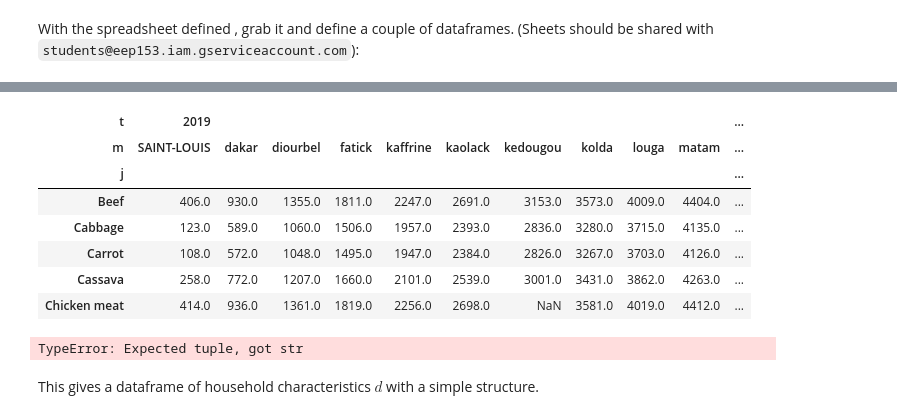
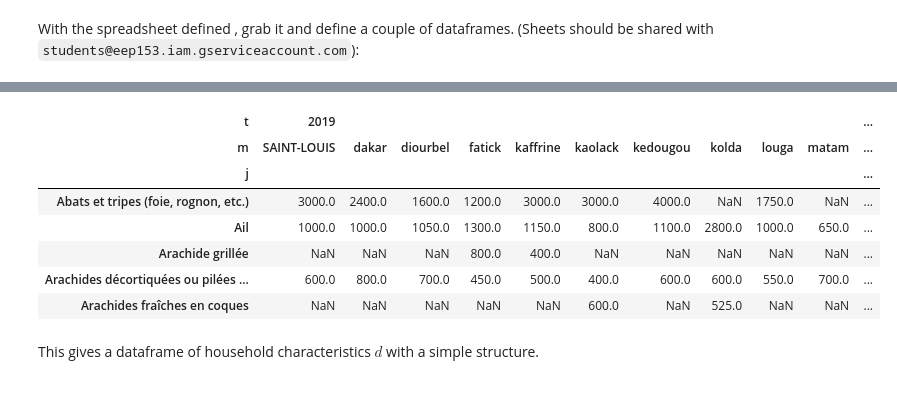
Before and after one commit to reilyfairchild/EEP153-Project-3, a Jupyter notebook: estimation_example.ipynb, the cells around one changed output, grey strips where cells are left out. Drawn from its saved outputs; the diff is of its cells as text; code cells hidden in the pictures.

```diff
--- a/estimation_example.ipynb
+++ b/estimation_example.ipynb
@@ -87,8 +87,8 @@ import numpy as np
 from eep153_tools.sheets import read_sheets
 
 # Change 'Uganda_Data' to key of your own sheet in Sheets, above
-#x = read_sheets(Senegal_Data,sheet='Food Expenditures (2019)')
-x = pd.read_csv('Food_Expenditures_T(2019).csv')
+x = read_sheets(Senegal_Data,sheet='Food Expenditures (2019)')
+#x = pd.read_csv('Food_Expenditures_T(2019).csv')
 x = x.set_index(['i','t','m','j']).squeeze()
 x
 
@@ -112,45 +111,34 @@ x
 # %%
 # Now prices
-#p = read_sheets(Senegal_Data,sheet='Food Prices (2019)').set_index(['t','m','j','u'])
-p = pd.read_csv('Food_Prices_T(2019).csv').set_index(['t','m','j','u'])
+p = read_sheets(Senegal_Data,sheet='Food Prices (2019)').set_index(['t','m','j','u'])
+#p = pd.read_csv('Food_Prices_T(2019).csv').set_index(['t','m','j','u'])
 
 # Compute medians of prices for particular time, place and unit
 p = p.groupby(['t','m','j','u']).median()
 
 # Just keep metric units
 p = p.xs('Kg',level="u").squeeze().unstack('j')
-p.columns = p.columns.get_level_values('j')
-p.columns.name = 'j'
+#p.columns = p.columns.get_level_values('j')
+#p.columns.name = 'j'
 
 # Drop prices for goods we don't have expenditures for
 #p = p[x.index.levels[-1]].T
 valid_foods = x.index.get_level_values('j').unique()
 
 # Filter the price dataset to only include valid foods
 p = p.loc[:, p.columns.isin(valid_foods)]
 p = p.T
 
 p.head()
 # %% [output]
 | t | 2019 |  |  |  |  |  |  |  |  |  | ... |
 | m | SAINT-LOUIS | dakar | diourbel | fatick | kaffrine | kaolack | kedougou | kolda | louga | matam | ... |
 | j |  |  |  |  |  |  |  |  |  |  | ... |
-| Beef | 406.0 | 930.0 | 1355.0 | 1811.0 | 2247.0 | 2691.0 | 3153.0 | 3573.0 | 4009.0 | 4404.0 | ... |
-| Cabbage | 123.0 | 589.0 | 1060.0 | 1506.0 | 1957.0 | 2393.0 | 2836.0 | 3280.0 | 3715.0 | 4135.0 | ... |
-| Carrot | 108.0 | 572.0 | 1048.0 | 1495.0 | 1947.0 | 2384.0 | 2826.0 | 3267.0 | 3703.0 | 4126.0 | ... |
-| Cassava | 258.0 | 772.0 | 1207.0 | 1660.0 | 2101.0 | 2539.0 | 3001.0 | 3431.0 | 3862.0 | 4263.0 | ... |
-| Chicken meat | 414.0 | 936.0 | 1361.0 | 1819.0 | 2256.0 | 2698.0 | NaN | 3581.0 | 4019.0 | 4412.0 | ... |
+| Abats et tripes (foie, rognon, etc.) | 3000.0 | 2400.0 | 1600.0 | 1200.0 | 3000.0 | 3000.0 | 4000.0 | NaN | 1750.0 | NaN | ... |
+| Ail | 1000.0 | 1000.0 | 1050.0 | 1300.0 | 1150.0 | 800.0 | 1100.0 | 2800.0 | 1000.0 | 650.0 | ... |
+| Arachide grillée | NaN | NaN | NaN | 800.0 | 400.0 | NaN | NaN | NaN | NaN | NaN | ... |
+| Arachides décortiquées ou pilées ... | 600.0 | 800.0 | 700.0 | 450.0 | 500.0 | 400.0 | 600.0 | 600.0 | 550.0 | 700.0 | ... |
+| Arachides fraîches en coques | NaN | NaN | NaN | NaN | NaN | 600.0 | NaN | 525.0 | NaN | NaN | ... |
-# %%
-# Now prices
-#p = read_sheets(Senegal_Data,sheet='Food Prices (2019)').set_index(['t','m','j','u'])
-p = pd.read_csv('Food_Prices_T(2019).csv').set_index(['t','m','j','u'])
-# Compute medians of prices for particular time, place and unit
-p = p.groupby(['t','m','j','u']).median()
-
-# Just keep metric units
-p = p.xs('Kg',level="u").squeeze().unstack('j')
-# %% [output]
-TypeError: Expected tuple, got str
 # %%
 # Household characteristics
 d = read_sheets(Senegal_Data,sheet="Household Characteristics")
```
Also changed, not shown: parts of 3 cells of this notebook.
